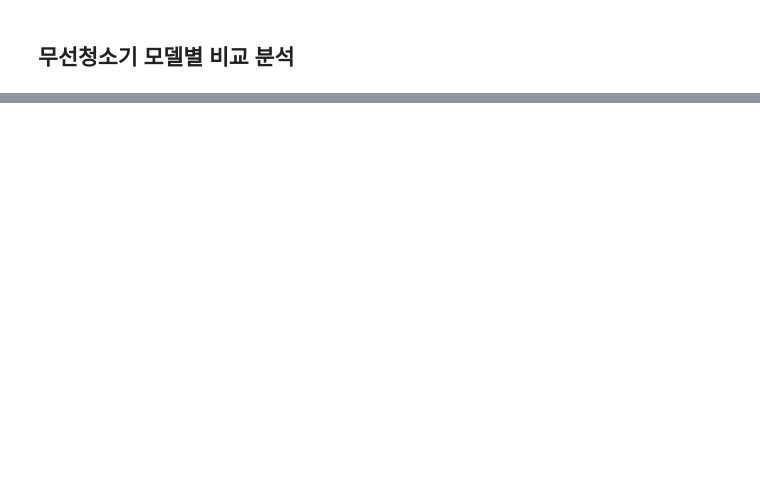
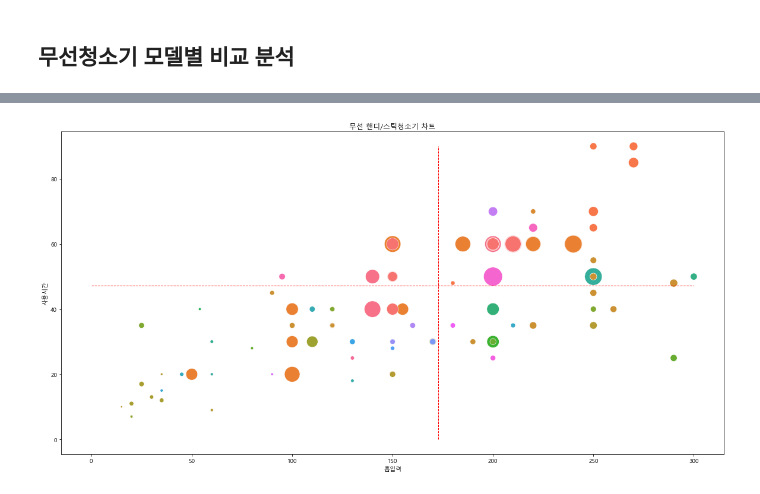
Before and after one commit to Hongbi-Kim/DataAnalysis, a Jupyter notebook: 데이터분석_실무파이썬_강아지/7-1. 무선청소기.ipynb, the cells around one changed output, grey strips where cells are left out. Drawn from its saved outputs; the diff is of its cells as text; code cells hidden in the pictures; blank space fills up the shorter version.

```diff
--- a/데이터분석_실무파이썬_강아지/7-1. 무선청소기.ipynb
+++ b/데이터분석_실무파이썬_강아지/7-1. 무선청소기.ipynb
@@ -630 +678,21 @@ plt.show()
+# %%
+# 방법 2
+plt.figure(figsize=(20,10))
+plt.title('무선 핸디/스틱청소기 차트')
+sns.scatterplot(x='흡입력', y='사용시간',
+                size = '가격',
+                hue = chart_data['회사명'],  # 색상의 구분 기준
+                data = chart_data, sizes=(10,1000), legend = False)
+plt.plot([0,suction_max_value],
+         [use_time_mean_value , use_time_mean_value],
+         'r--',
+         lw = 1)
+
+plt.plot([suction_mean_value, suction_mean_value],
+         [0, use_time_max_value],
+         'r--',
+         lw = 1)
+plt.show()
+# %% [output]
+[figure, added]
 # %%
```
Also changed, not shown: parts of 34 cells of this notebook, 1 other file.
